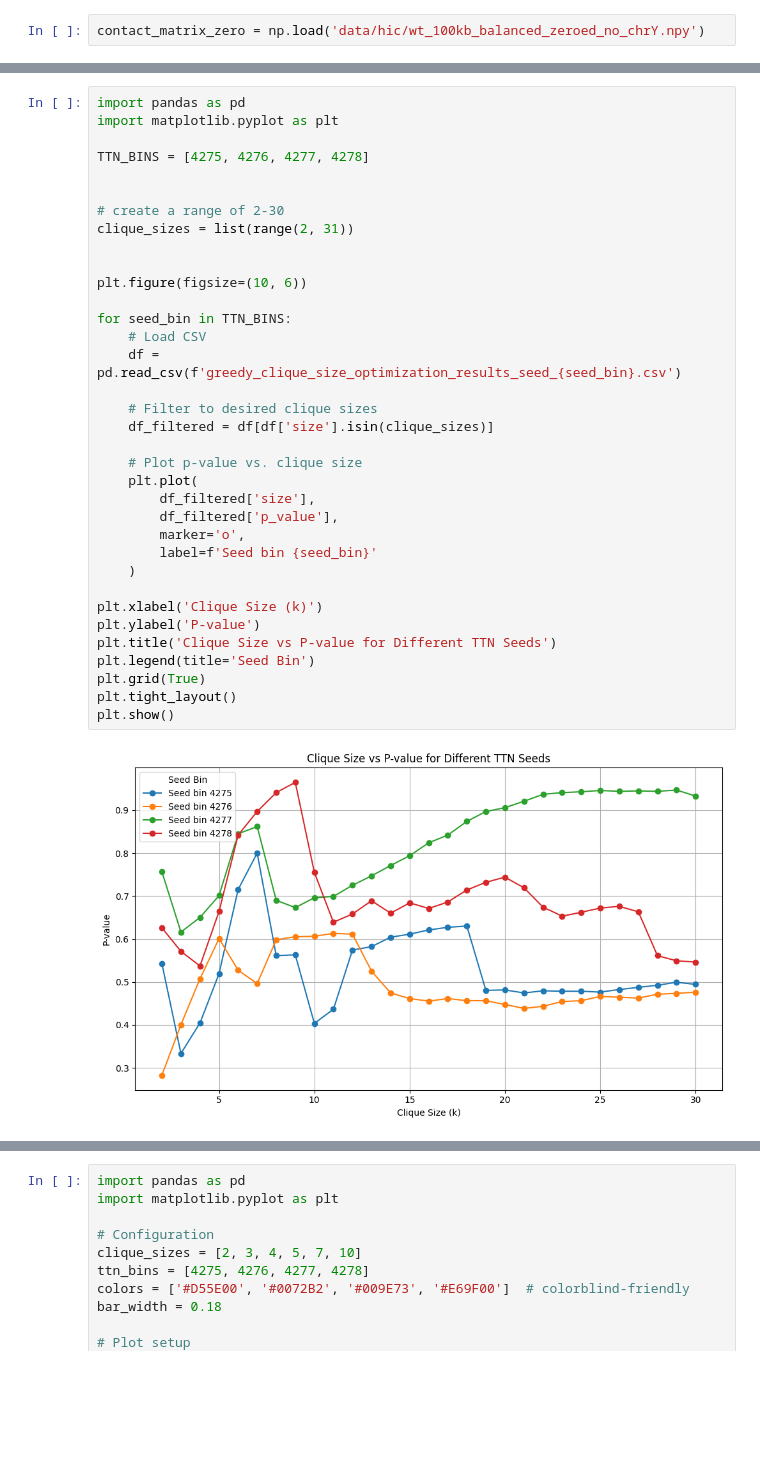
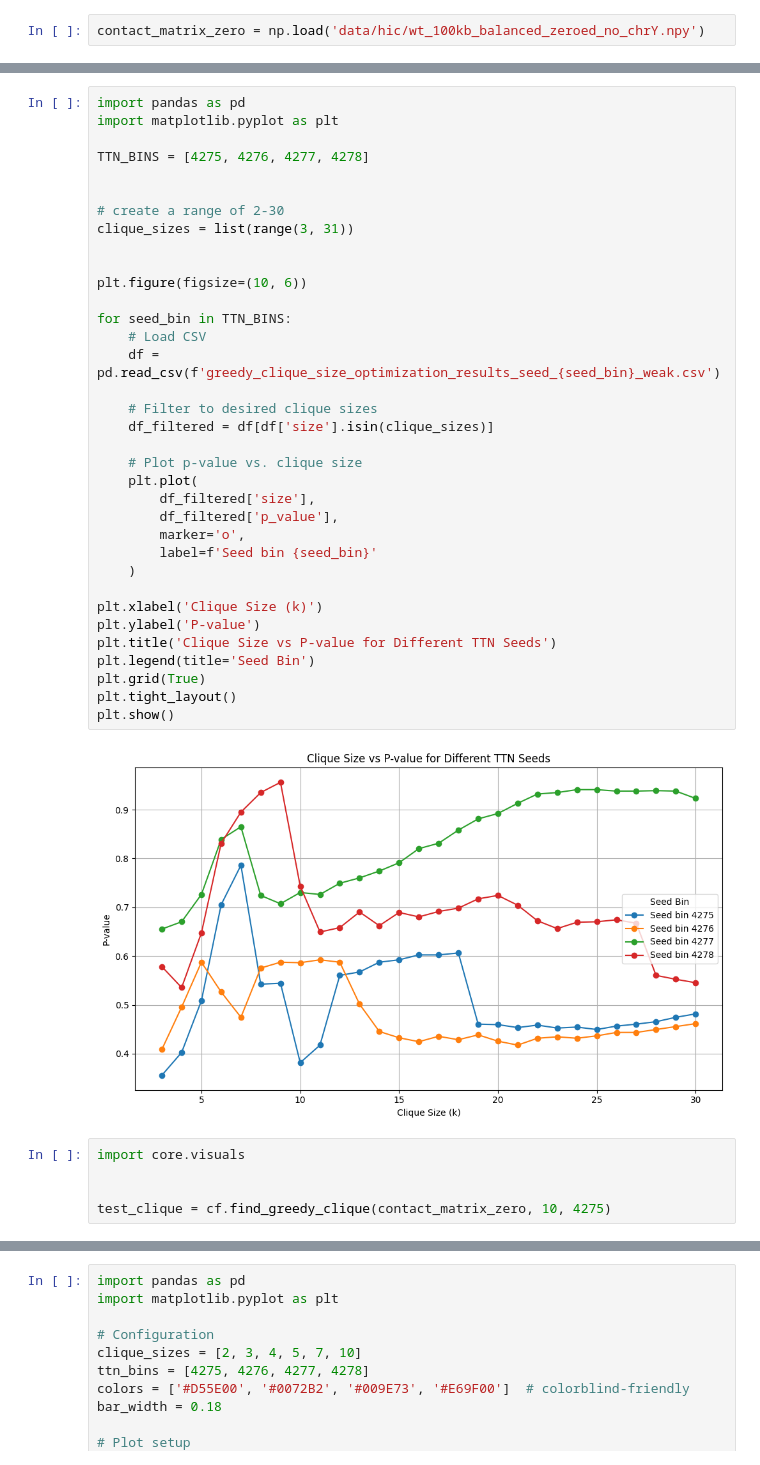
Before and after one commit to ethanoutangoun/chromatin-heart-dev, a Jupyter notebook: ttn_bin_selection.ipynb, the cells around one changed output, grey strips where cells are left out. Drawn from its saved outputs; the diff is of its cells as text; blank space fills up the shorter version.

Commit message:
add weak ttn bin selection

```diff
--- a/ttn_bin_selection.ipynb
+++ b/ttn_bin_selection.ipynb
@@ -95,33 +75,38 @@ import matplotlib.pyplot as plt
 TTN_BINS = [4275, 4276, 4277, 4278]
 
 
 # create a range of 2-30
-clique_sizes = list(range(2, 31))
+clique_sizes = list(range(3, 31))
 
 
 plt.figure(figsize=(10, 6))
 
 for seed_bin in TTN_BINS:
     # Load CSV
-    df = pd.read_csv(f'greedy_clique_size_optimization_results_seed_{seed_bin}.csv')
+    df = pd.read_csv(f'greedy_clique_size_optimization_results_seed_{seed_bin}_weak.csv')
 
     # Filter to desired clique sizes
     df_filtered = df[df['size'].isin(clique_sizes)]
 
     # Plot p-value vs. clique size
     plt.plot(
         df_filtered['size'],
         df_filtered['p_value'],
         marker='o',
         label=f'Seed bin {seed_bin}'
     )
 
 plt.xlabel('Clique Size (k)')
 plt.ylabel('P-value')
 plt.title('Clique Size vs P-value for Different TTN Seeds')
 plt.legend(title='Seed Bin')
 plt.grid(True)
 plt.tight_layout()
 plt.show()
 # %% [output]
-[figure, old version]
+[figure, new version]
+# %%
+import core.visuals
+
+
+test_clique = cf.find_greedy_clique(contact_matrix_zero, 10, 4275)
```
Also changed, not shown: parts of 5 cells of this notebook, 5 other files.
